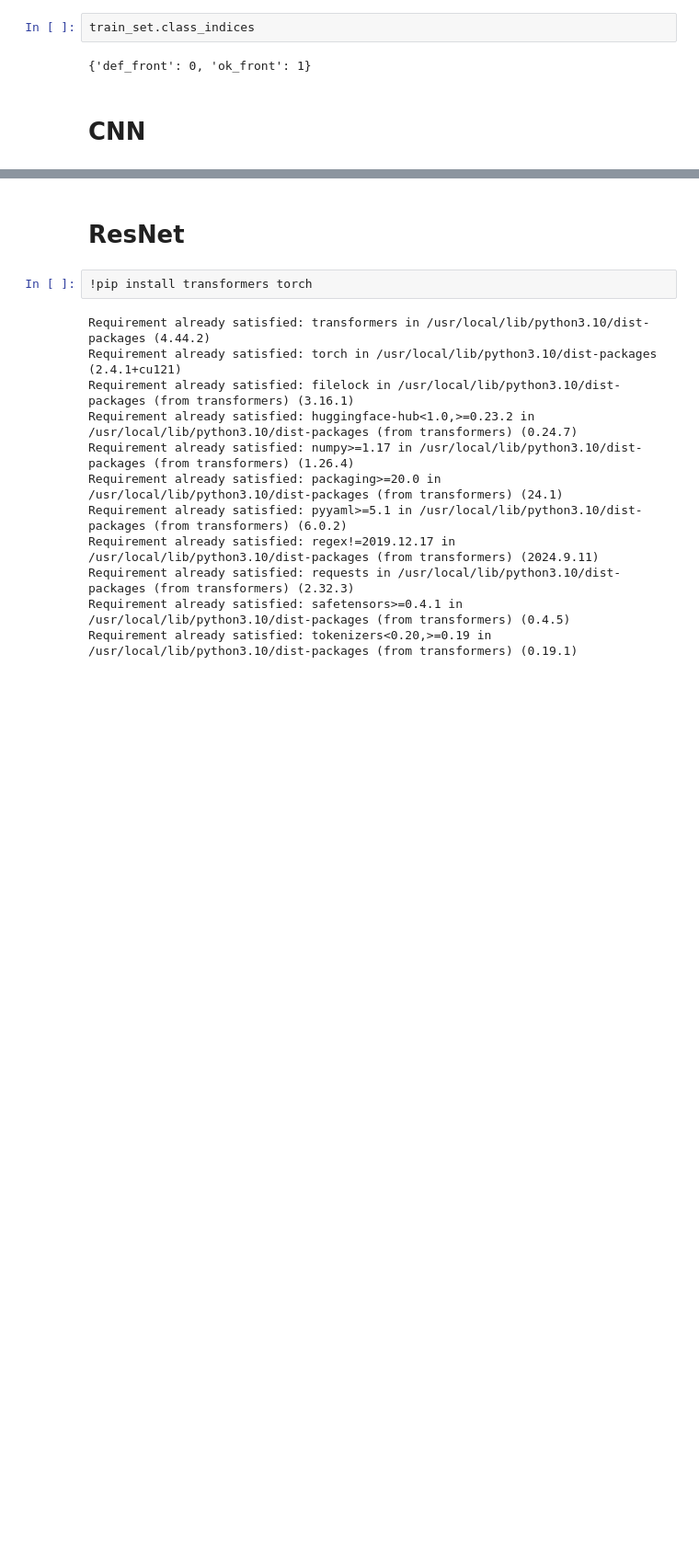
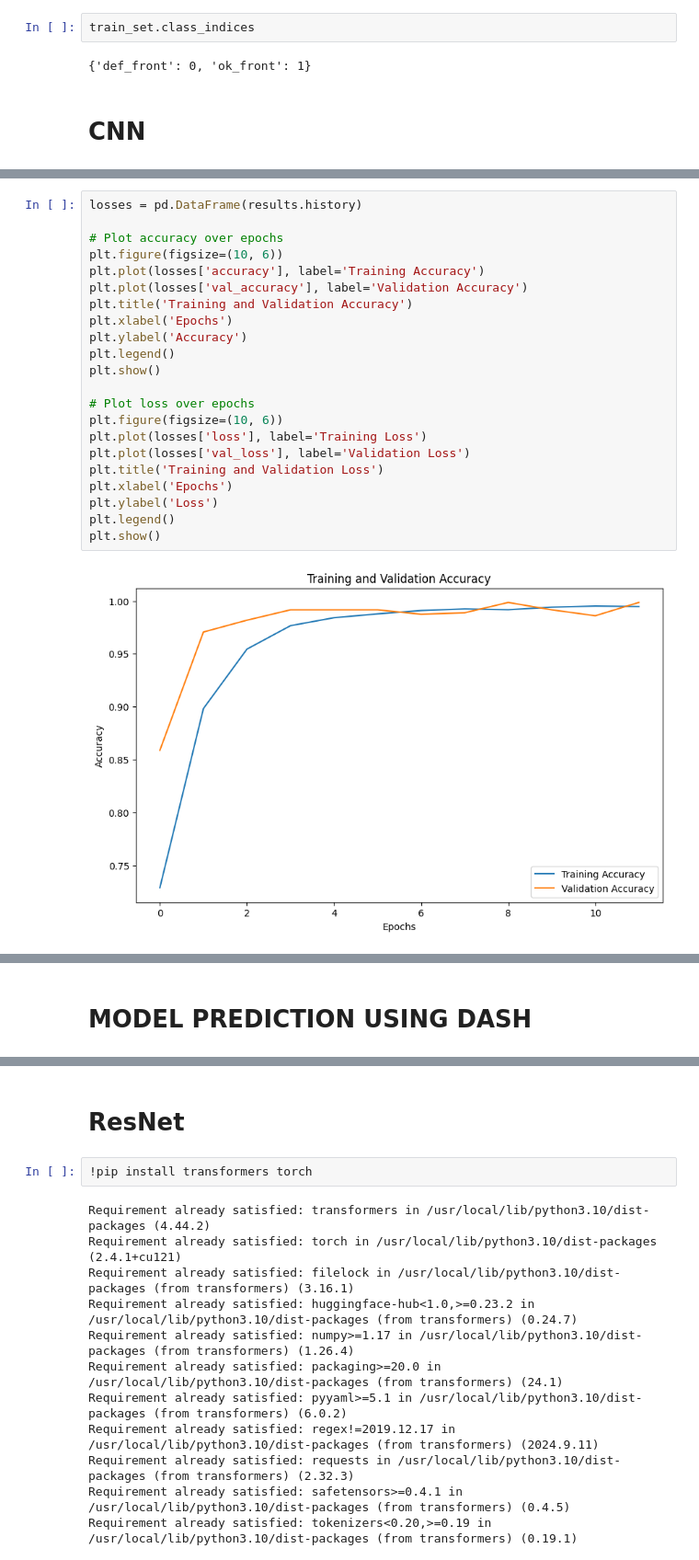
Before and after one commit to anjanadevi05/Defect_Detection, a Jupyter notebook: defect_detection.ipynb, the cells around one changed output, grey strips where cells are left out. Shown at 92% size. Saved outputs shown, nothing was run; the diff lists cells and outputs as text; blank space fills up the shorter version.

```diff
--- a/defect_detection.ipynb
+++ b/defect_detection.ipynb
@@ -152,0 +179,24 @@ Test Accuracy: 99.44%
+# %%
+losses = pd.DataFrame(results.history)
+
+# Plot accuracy over epochs
+plt.figure(figsize=(10, 6))
+plt.plot(losses['accuracy'], label='Training Accuracy')
+plt.plot(losses['val_accuracy'], label='Validation Accuracy')
+plt.title('Training and Validation Accuracy')
+plt.xlabel('Epochs')
+plt.ylabel('Accuracy')
+plt.legend()
+plt.show()
+
+# Plot loss over epochs
+plt.figure(figsize=(10, 6))
+plt.plot(losses['loss'], label='Training Loss')
+plt.plot(losses['val_loss'], label='Validation Loss')
+plt.title('Training and Validation Loss')
+plt.xlabel('Epochs')
+plt.ylabel('Loss')
+plt.legend()
+plt.show()
+# %% [output]
+[figure, added]
@@ -152,0 +204,2 @@ Test Accuracy: 99.44%
+# %% [markdown]
+# MODEL PREDICTION USING DASH
```
Also changed, not shown: parts of 56 cells of this notebook.
